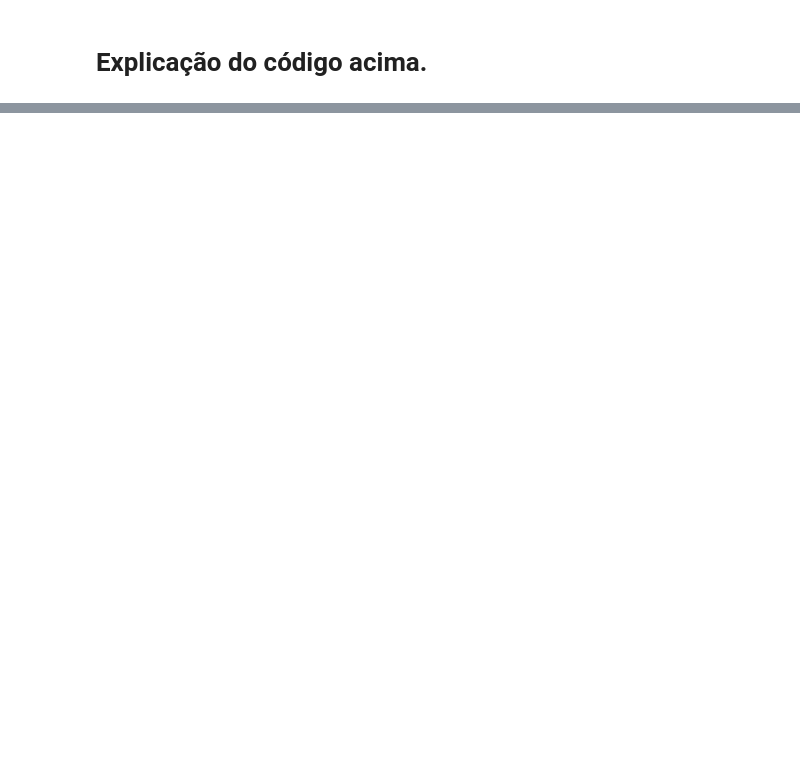
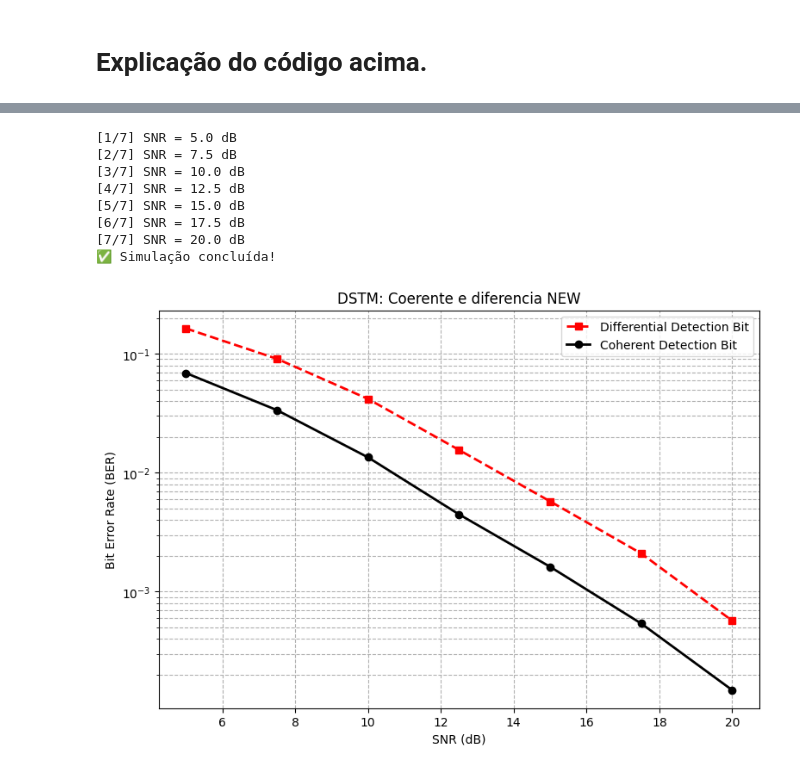
Before and after one commit to oluaptom-dev/DBN, a Jupyter notebook: DSTNM_300426_v1.ipynb, the cells around one changed output, grey strips where cells are left out. Saved outputs shown, nothing was run; the diff lists cells and outputs as text; code cells hidden in the pictures; blank space fills up the shorter version.

```diff
--- a/DSTNM_300426_v1.ipynb
+++ b/DSTNM_300426_v1.ipynb
@@ -282,0 +639,32 @@ print(ber_coh)
+# %%
+# --- Execução e Plotagem  DSTNM  ---
+
+snr_range = np.arange(5, 21, 2.5)
+
+ser_diff, ser_coh, ber_diff, ber_coh = run_simulation_miso(snr_range, num_blocks=500000) # 10k=ruim / 100k=ok / 500k=bom  / 1M+=artigo
+                                                                                          # 16s          2mi                    27min
+
+plt.figure(figsize=(9,6))
+
+#plt.semilogy(snr_range, ser_diff, 'r--s', linewidth=2, markersize=6, label='Differential Detection Simbolo')
+#plt.semilogy(snr_range, ser_coh, 'b--o', linewidth=2, markersize=6, label='Coherent Detection Simbolo')
+plt.semilogy(snr_range, ber_diff, 'r--s', linewidth=2, markersize=6, label='Differential Detection Bit')
+plt.semilogy(snr_range, ber_coh, 'k-o', linewidth=2, markersize=6, label='Coherent Detection Bit')
+
+plt.grid(True, which="both", linestyle='--')
+plt.xlabel('SNR (dB)')
+plt.ylabel('Bit Error Rate (BER)')
+plt.title('DSTM: Coerente e diferencia NEW')
+plt.legend()
+
+plt.show()
+# %% [output]
+[1/7] SNR = 5.0 dB
+[2/7] SNR = 7.5 dB
+[3/7] SNR = 10.0 dB
+[4/7] SNR = 12.5 dB
+[5/7] SNR = 15.0 dB
+[6/7] SNR = 17.5 dB
+[7/7] SNR = 20.0 dB
+✅ Simulação concluída!
+[figure, added]
```
Also changed, not shown: parts of 15 cells of this notebook.
